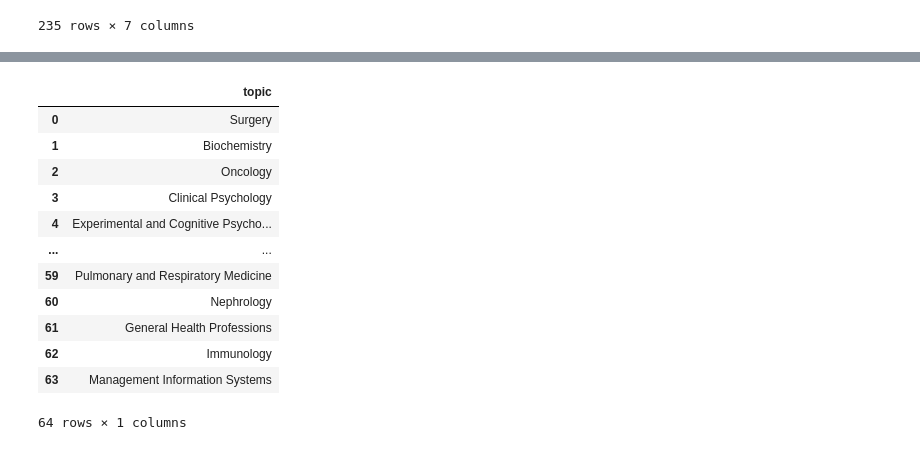
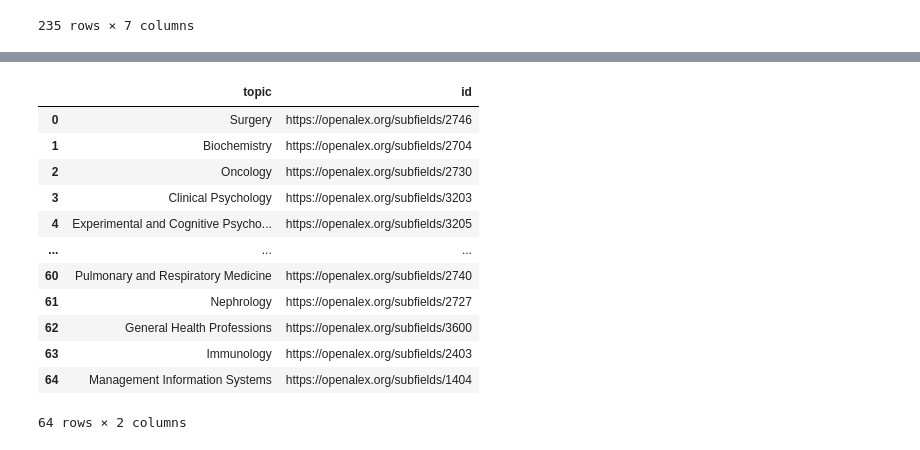
Before and after one commit to keitaVigano/KB_data_science, a Jupyter notebook: notebooks/retrieve_topics.ipynb, the cells around one changed output, grey strips where cells are left out. Cells and saved outputs as stored; diff of their text form; code cells hidden in the pictures.

```diff
--- a/notebooks/retrieve_topics.ipynb
+++ b/notebooks/retrieve_topics.ipynb
@@ -62,17 +62,18 @@ print(topics)
 # %%
-df_topics = pd.DataFrame({"topic": topics})
+df_topics = pd.DataFrame(topics, columns=["topic", "id"])
+df_topics = df_topics.dropna()
 df_topics
 # %% [output]
-|  | topic |
-| 0 | Surgery |
-| 1 | Biochemistry |
-| 2 | Oncology |
-| 3 | Clinical Psychology |
-| 4 | Experimental and Cognitive Psycho... |
-| ... | ... |
-| 59 | Pulmonary and Respiratory Medicine |
-| 60 | Nephrology |
-| 61 | General Health Professions |
-| 62 | Immunology |
-| 63 | Management Information Systems |
+|  | topic | id |
+| 0 | Surgery | https://openalex.org/subfields/2746 |
+| 1 | Biochemistry | https://openalex.org/subfields/2704 |
+| 2 | Oncology | https://openalex.org/subfields/2730 |
+| 3 | Clinical Psychology | https://openalex.org/subfields/3203 |
+| 4 | Experimental and Cognitive Psycho... | https://openalex.org/subfields/3205 |
+| ... | ... | ... |
+| 60 | Pulmonary and Respiratory Medicine | https://openalex.org/subfields/2740 |
+| 61 | Nephrology | https://openalex.org/subfields/2727 |
+| 62 | General Health Professions | https://openalex.org/subfields/3600 |
+| 63 | Immunology | https://openalex.org/subfields/2403 |
+| 64 | Management Information Systems | https://openalex.org/subfields/1404 |
-64 rows × 1 columns
+64 rows × 2 columns
```
Also changed, not shown: parts of 5 cells of this notebook, 2 other files.
